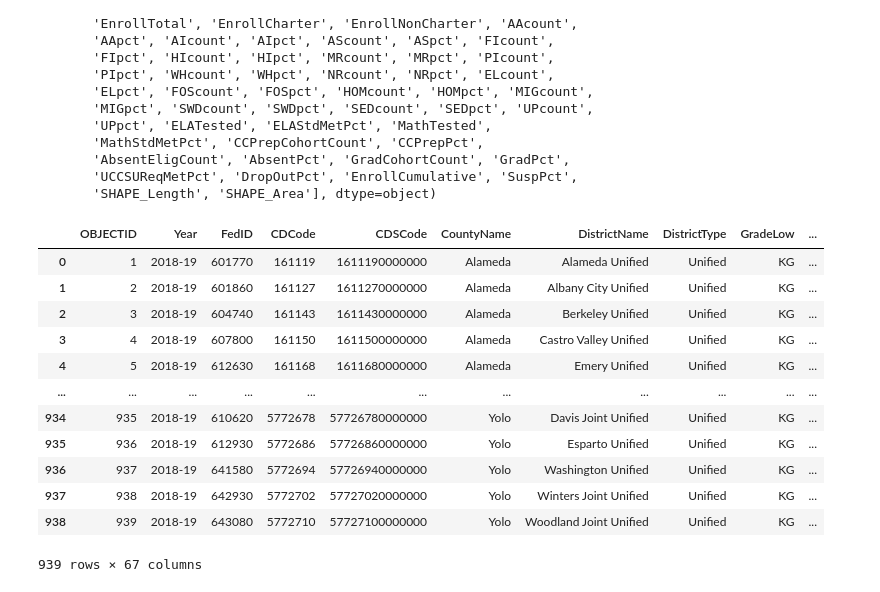
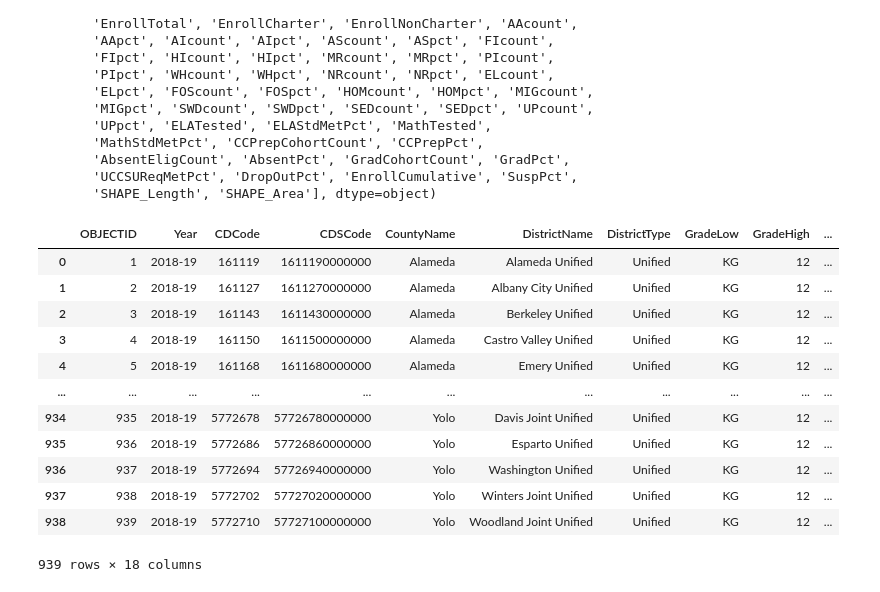
Before and after one commit to ArcyFlores/ds4a-capstone, a Jupyter notebook: school_financials_economically_disadvantaged_students.ipynb, the cells around one changed output. Drawn from its saved outputs; the diff is of its cells as text; code cells hidden in the pictures.

```diff
--- a/school_financials_economically_disadvantaged_students.ipynb
+++ b/school_financials_economically_disadvantaged_students.ipynb
@@ -181,9 +181,9 @@ dropout_fund_cost_detail.head()
 ### Merging above data with demographic data
 # %%
 """Inserting data from school districts that has demographics data, joining with this data"""
-df_schools=pd.read_csv('data/California_School_District_Areas_2018-19.csv')
-df_schools.sort_values(by='DistrictName', ascending=True)
-df_schools.head()
+df_schools_districts=pd.read_csv('data/California_School_District_Areas_2018-19.csv')
+df_schools_districts.sort_values(by='DistrictName', ascending=True)
+df_schools_districts.head()
 # %% [output]
 |  | OBJECTID | Year | FedID | CDCode | CDSCode | CountyName | DistrictName | DistrictType | GradeLow | ... |
 | 0 | 1 | 2018-19 | 601770 | 161119 | 1611190000000 | Alameda | Alameda Unified | Unified | KG | ... |
@@ -231,16 +229,30 @@ df_schools = df_schools.drop(['SHAPE_Length', 'SHAPE_Area'], axis=1)
+# %%
+df_schools_districts_dropped_cols = df_schools_districts.drop(['FedID', 'CongressUS', 'SenateCA', 'AssemblyCA',
+                                                     'UpdateNotes', 'AAcount','AApct', 'AIcount',
+                                                     'AIpct', 'AScount', 'ASpct', 'FIcount','FIpct',
+                                                     'HIcount', 'HIpct', 'MRcount', 'MRpct', 'PIcount',
+                                                     'PIpct', 'WHcount', 'WHpct', 'NRcount', 'NRpct',
+                                                     'ELcount','ELpct', 'FOScount', 'FOSpct', 'HOMcount',
+                                                     'HOMpct', 'MIGcount','MIGpct','SWDcount', 'SWDpct',
+                                                     'GradeLowCensus', 'GradeHighCensus','UPcount','UPpct',
+                                                     'ELATested', 'ELAStdMetPct', 'MathTested','MathStdMetPct',
+                                                     'CCPrepCohortCount', 'CCPrepPct', 'AbsentEligCount', 'AbsentPct',
+                                                     'GradCohortCount','UCCSUReqMetPct','EnrollCumulative', 'SuspPct',
+                                                     'SHAPE_Length', 'SHAPE_Area'
+                                                    ], axis=1)
 # %%
-df_schools.head(-5)
+df_schools_districts_dropped_cols.head(-5)
 # %% [output]
-|  | OBJECTID | Year | FedID | CDCode | CDSCode | CountyName | DistrictName | DistrictType | GradeLow | ... |
-| 0 | 1 | 2018-19 | 601770 | 161119 | 1611190000000 | Alameda | Alameda Unified | Unified | KG | ... |
-| 1 | 2 | 2018-19 | 601860 | 161127 | 1611270000000 | Alameda | Albany City Unified | Unified | KG | ... |
-| 2 | 3 | 2018-19 | 604740 | 161143 | 1611430000000 | Alameda | Berkeley Unified | Unified | KG | ... |
-| 3 | 4 | 2018-19 | 607800 | 161150 | 1611500000000 | Alameda | Castro Valley Unified | Unified | KG | ... |
-| 4 | 5 | 2018-19 | 612630 | 161168 | 1611680000000 | Alameda | Emery Unified | Unified | KG | ... |
+|  | OBJECTID | Year | CDCode | CDSCode | CountyName | DistrictName | DistrictType | GradeLow | GradeHigh | ... |
+| 0 | 1 | 2018-19 | 161119 | 1611190000000 | Alameda | Alameda Unified | Unified | KG | 12 | ... |
+| 1 | 2 | 2018-19 | 161127 | 1611270000000 | Alameda | Albany City Unified | Unified | KG | 12 | ... |
+| 2 | 3 | 2018-19 | 161143 | 1611430000000 | Alameda | Berkeley Unified | Unified | KG | 12 | ... |
+| 3 | 4 | 2018-19 | 161150 | 1611500000000 | Alameda | Castro Valley Unified | Unified | KG | 12 | ... |
+| 4 | 5 | 2018-19 | 161168 | 1611680000000 | Alameda | Emery Unified | Unified | KG | 12 | ... |
 | ... | ... | ... | ... | ... | ... | ... | ... | ... | ... | ... |
-| 934 | 935 | 2018-19 | 610620 | 5772678 | 57726780000000 | Yolo | Davis Joint Unified | Unified | KG | ... |
-| 935 | 936 | 2018-19 | 612930 | 5772686 | 57726860000000 | Yolo | Esparto Unified | Unified | KG | ... |
-| 936 | 937 | 2018-19 | 641580 | 5772694 | 57726940000000 | Yolo | Washington Unified | Unified | KG | ... |
-| 937 | 938 | 2018-19 | 642930 | 5772702 | 57727020000000 | Yolo | Winters Joint Unified | Unified | KG | ... |
-| 938 | 939 | 2018-19 | 643080 | 5772710 | 57727100000000 | Yolo | Woodland Joint Unified | Unified | KG | ... |
+| 934 | 935 | 2018-19 | 5772678 | 57726780000000 | Yolo | Davis Joint Unified | Unified | KG | 12 | ... |
+| 935 | 936 | 2018-19 | 5772686 | 57726860000000 | Yolo | Esparto Unified | Unified | KG | 12 | ... |
+| 936 | 937 | 2018-19 | 5772694 | 57726940000000 | Yolo | Washington Unified | Unified | KG | 12 | ... |
+| 937 | 938 | 2018-19 | 5772702 | 57727020000000 | Yolo | Winters Joint Unified | Unified | KG | 12 | ... |
+| 938 | 939 | 2018-19 | 5772710 | 57727100000000 | Yolo | Woodland Joint Unified | Unified | KG | 12 | ... |
-939 rows × 67 columns
+939 rows × 18 columns
```
Also changed, not shown: parts of 21 cells of this notebook.
